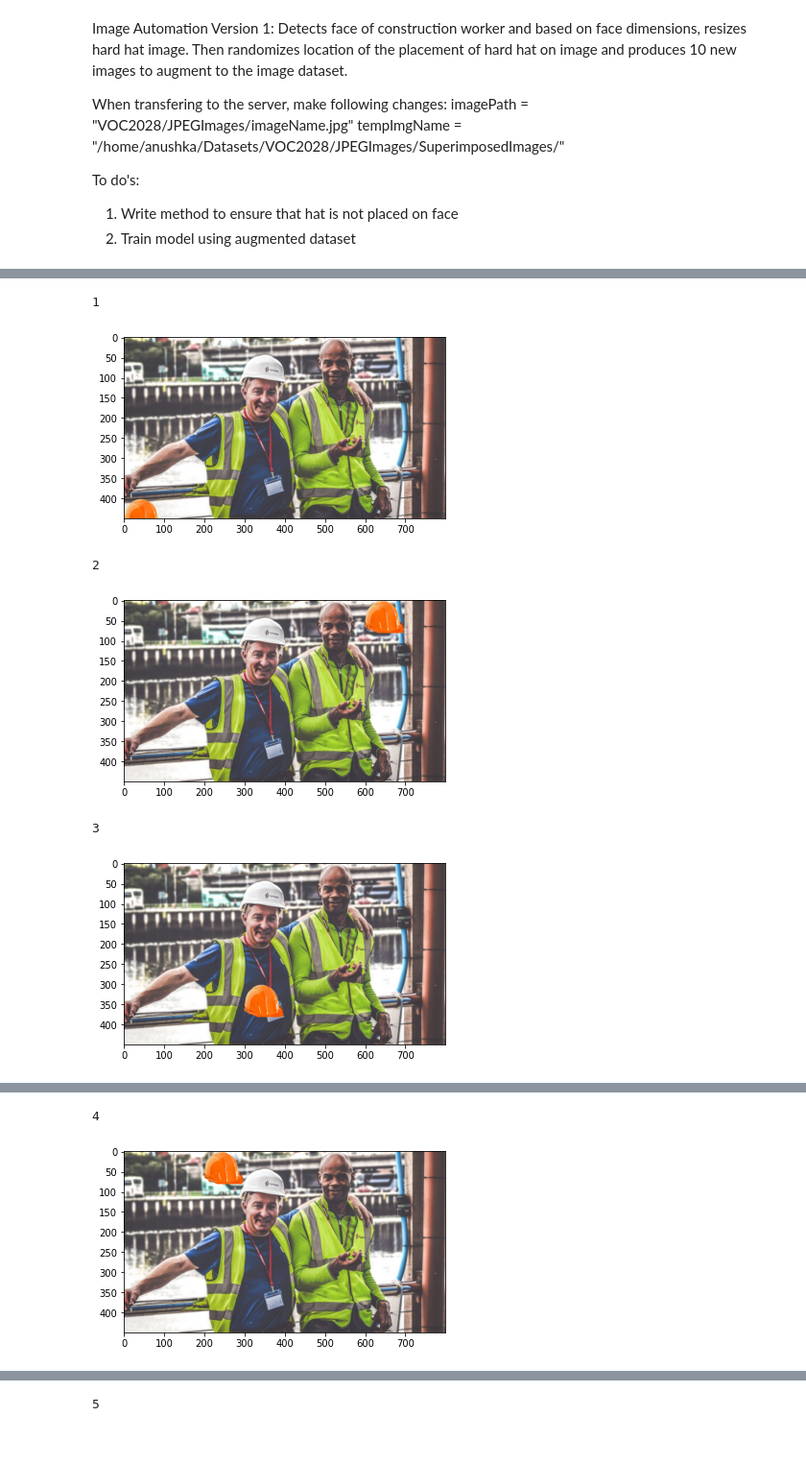
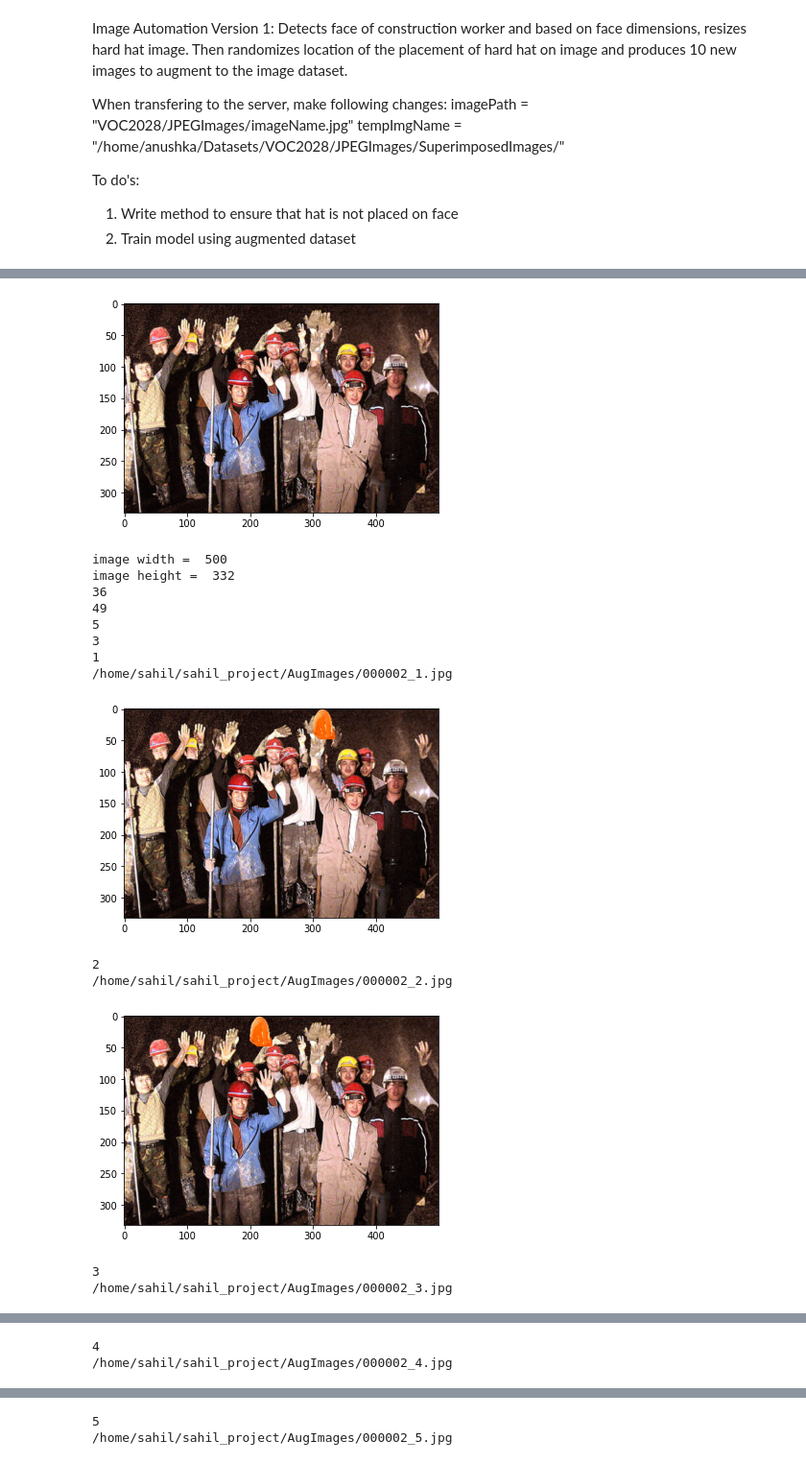
Before and after one commit to anushka-vijay/ImageProcessingAndHandling, a Jupyter notebook: ImageAutomation.ipynb, the cells around one changed output, grey strips where cells are left out. Shown at 96% size. Drawn from its saved outputs; the diff is of its cells as text; code cells hidden in the pictures.

```diff
--- a/ImageAutomation.ipynb
+++ b/ImageAutomation.ipynb
@@ -22,9 +23,9 @@ import random
 # %%
 #Load and treat image
-imagePath = "testHat1.jpg"
+imagePath = "/home/sahil/sahil_project/000002.jpg"
 
 #name of image that will be saved
-imgName = "testHat"
+imgName = "000002"
 
 #hat path name
 randomNum = random.randint(1,5)
@@ -37,12 +38,3 @@ if(randomNum == 3):
     hatPath = "pinkHat.png"
 if(randomNum == 4):
     hatPath = "limeHat.png"
-
-#Create cascade and initialize with face cascade
-cascadePath = "haarcascade_frontalface_default.xml"
-faceCascade = cv2.CascadeClassifier(cascadePath)
-
-#Read/Load the image
-image = cv2.imread(imagePath)
-#convert to grayscale
-grayScale = cv2.cvtColor(image, cv2.COLOR_BGR2GRAY)
@@ -113,47 +107,64 @@ def checkOverlap(locX, locY, x, y, w, h):
 # %%
 hat = Image.open("hat.png")
 backgroundImage = Image.open(imagePath)
-
+imshow(backgroundImage)
+show()
 #initialize location variables
 locationX = 0
 locationY = 0
 
 hatWidth = hat.size[0]
 hatHeight = hat.size[1]
 
 imageWidth = round((backgroundImage.size[0]-hatWidth)/100)
 imageHeight = round((backgroundImage.size[1]-hatHeight)/100)
+print("image width = ", backgroundImage.size[0])
+print("image height = ", backgroundImage.size[1])
+print(hatWidth)
+print(hatHeight)
 
 #for loop with randomizer -> run 10 times
-for x in range(1,11):
-    print(x)
+print(imageWidth)
+print(imageHeight)
+for i in range(1,11):
+    print(i)
     #reset background image
     tempBack = Image.open(imagePath)
     #initialize boolean variable for while loop
     isChecking = True
     #while loop to randomize location variable and check for overlap
     while(isChecking):
         #initialize location variables
         locationX = (random.randint(0,imageWidth))*100
         locationY = (random.randint(0,imageHeight))*100
         isOnFace = False
         #loop through each face and compare hat coordinates and face coordinates
-        for(x,y,w,h) in faces:
-            isOnFace = checkOverlap(locationX, locationY, x, y, w, h)
+        for j in range(0,count):
+            isOnFace = checkOverlap(locationX, locationY, xvalue[j], yvalue[j], width[j], height[j])
             #if overlap on even one face then generate a new location variable
             if(isOnFace == True):
                 break
         isChecking = isOnFace
     tempBack.paste(hat, (locationX,locationY), hat)
-    tempImgName = imgName + "_" + str(x) + ".jpg"
+    tempImgName = "/home/sahil/sahil_project/AugImages/"+imgName + "_" + str(i) + ".jpg"
+    print(tempImgName)
     #save image to folder
-    #tempBack.save(tempImgName, "JPEG")
+    tempBack.save(tempImgName, "JPEG")
     imshow(tempBack)
     show()
 # %% [output]
+[figure, new version]
+image width =  500
+image height =  332
+36
+49
+5
+3
 1
+/home/sahil/sahil_project/AugImages/000002_1.jpg
-[figure, old version]
+[figure, new version]
 2
+/home/sahil/sahil_project/AugImages/000002_2.jpg
-[figure, old version]
+[figure, new version]
 3
+/home/sahil/sahil_project/AugImages/000002_3.jpg
-[figure, old version]
@@ -160,2 +172,2 @@ for x in range(1,11):
 4
+/home/sahil/sahil_project/AugImages/000002_4.jpg
-[figure, old version]
@@ -162 +175,2 @@ for x in range(1,11):
 5
+/home/sahil/sahil_project/AugImages/000002_5.jpg
```
Also changed, not shown: parts of 9 cells of this notebook.
